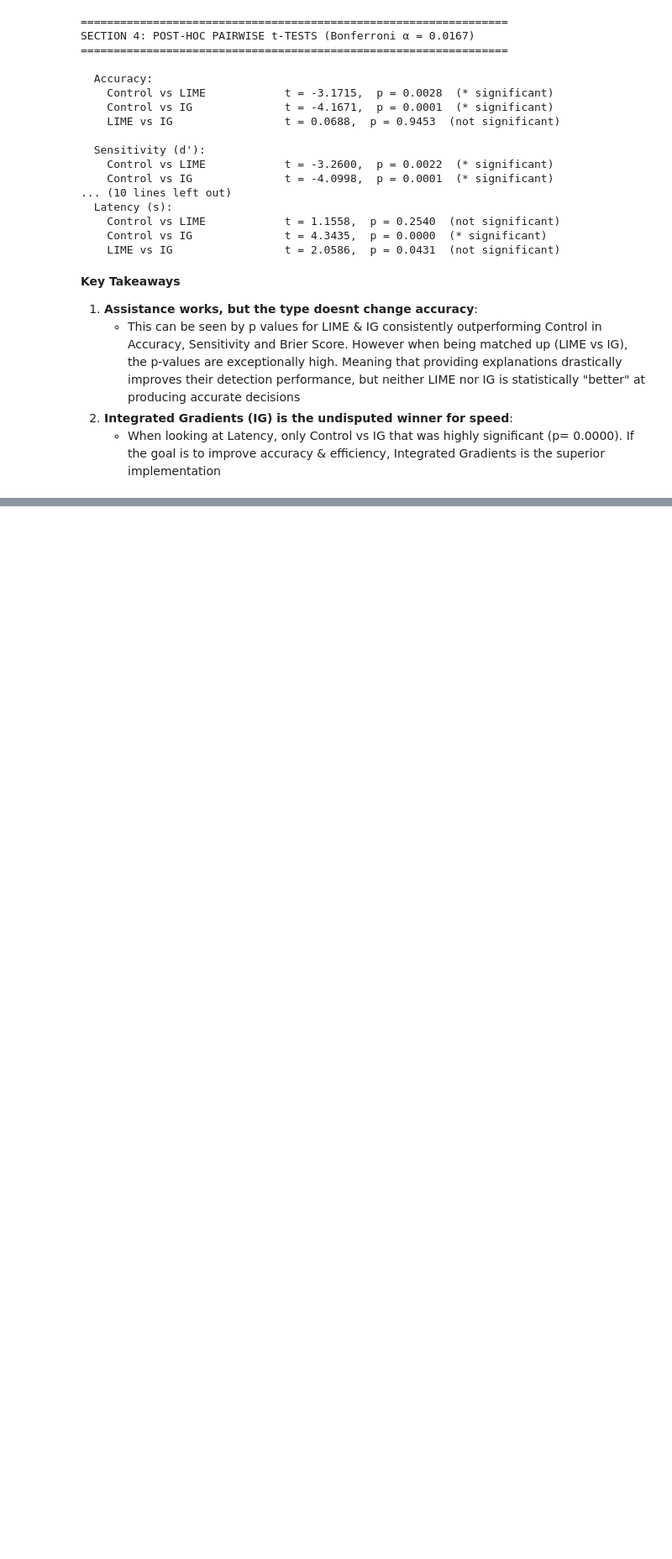
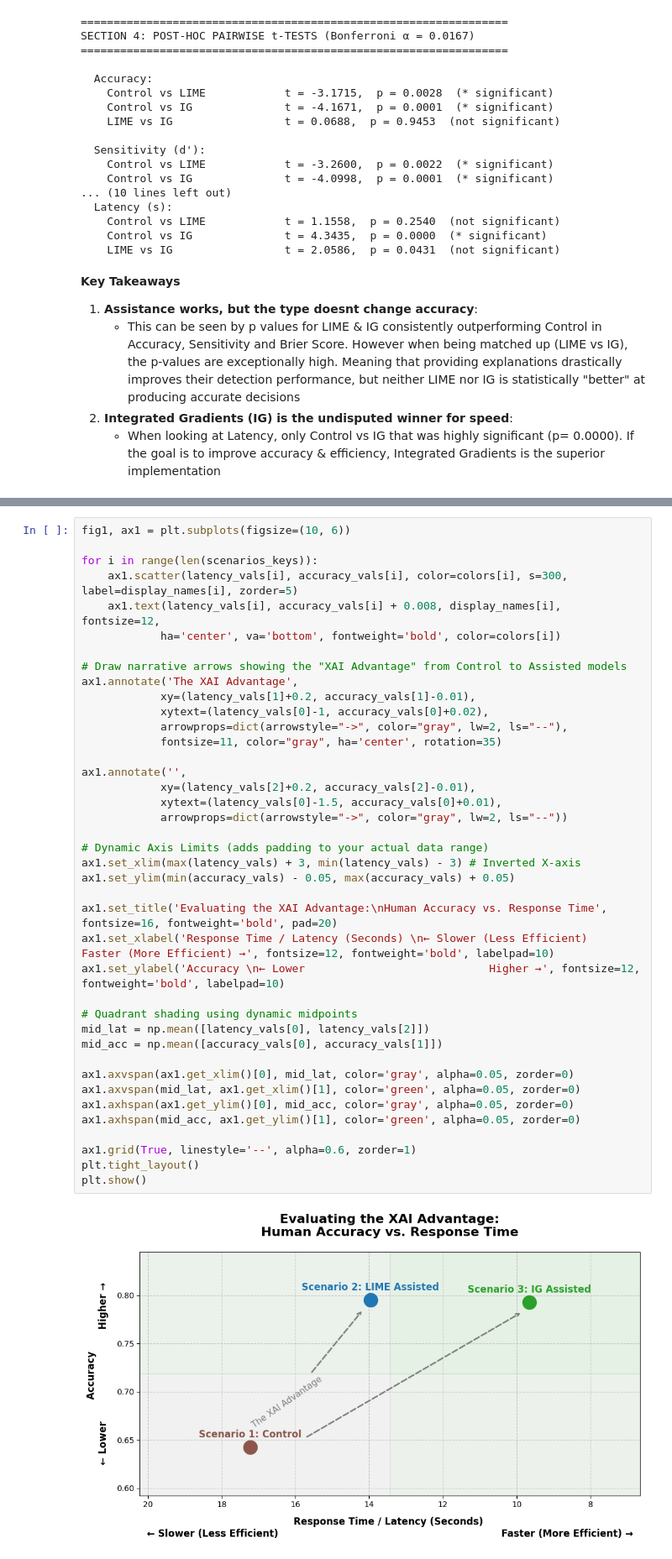
Before and after one commit to Briant-s/xai_phishing_detection_study, a Jupyter notebook: analytics.ipynb, the cells around one changed output, grey strips where cells are left out. Shown at 84% size. Saved outputs shown, nothing was run; the diff lists cells and outputs as text; blank space fills up the shorter version.

Commit message:
added visualization to analytics

```diff
--- a/analytics.ipynb
+++ b/analytics.ipynb
@@ -202,0 +229,42 @@ SECTION 4: POST-HOC PAIRWISE t-TESTS (Bonferroni α = 0.0167)
+# %%
+fig1, ax1 = plt.subplots(figsize=(10, 6))
+
+for i in range(len(scenarios_keys)):
+    ax1.scatter(latency_vals[i], accuracy_vals[i], color=colors[i], s=300, label=display_names[i], zorder=5)
+    ax1.text(latency_vals[i], accuracy_vals[i] + 0.008, display_names[i], fontsize=12,
+            ha='center', va='bottom', fontweight='bold', color=colors[i])
+
+# Draw narrative arrows showing the "XAI Advantage" from Control to Assisted models
+ax1.annotate('The XAI Advantage',
+            xy=(latency_vals[1]+0.2, accuracy_vals[1]-0.01),
+            xytext=(latency_vals[0]-1, accuracy_vals[0]+0.02),
+            arrowprops=dict(arrowstyle="->", color="gray", lw=2, ls="--"),
+            fontsize=11, color="gray", ha='center', rotation=35)
+
+ax1.annotate('',
+            xy=(latency_vals[2]+0.2, accuracy_vals[2]-0.01),
+            xytext=(latency_vals[0]-1.5, accuracy_vals[0]+0.01),
+            arrowprops=dict(arrowstyle="->", color="gray", lw=2, ls="--"))
+
+# Dynamic Axis Limits (adds padding to your actual data range)
+ax1.set_xlim(max(latency_vals) + 3, min(latency_vals) - 3) # Inverted X-axis
+ax1.set_ylim(min(accuracy_vals) - 0.05, max(accuracy_vals) + 0.05)
+
+ax1.set_title('Evaluating the XAI Advantage:\nHuman Accuracy vs. Response Time', fontsize=16, fontweight='bold', pad=20)
+ax1.set_xlabel('Response Time / Latency (Seconds) \n← Slower (Less Efficient)                                                                    Faster (More Efficient) →', fontsize=12, fontweight='bold', labelpad=10)
+ax1.set_ylabel('Accuracy \n← Lower                            Higher →', fontsize=12, fontweight='bold', labelpad=10)
+
+# Quadrant shading using dynamic midpoints
+mid_lat = np.mean([latency_vals[0], latency_vals[2]])
+mid_acc = np.mean([accuracy_vals[0], accuracy_vals[1]])
+
+ax1.axvspan(ax1.get_xlim()[0], mid_lat, color='gray', alpha=0.05, zorder=0)
+ax1.axvspan(mid_lat, ax1.get_xlim()[1], color='green', alpha=0.05, zorder=0)
+ax1.axhspan(ax1.get_ylim()[0], mid_acc, color='gray', alpha=0.05, zorder=0)
+ax1.axhspan(mid_acc, ax1.get_ylim()[1], color='green', alpha=0.05, zorder=0)
+
+ax1.grid(True, linestyle='--', alpha=0.6, zorder=1)
+plt.tight_layout()
+plt.show()
+# %% [output]
+[figure, added]
```
Also changed, not shown: parts of 4 cells of this notebook.
